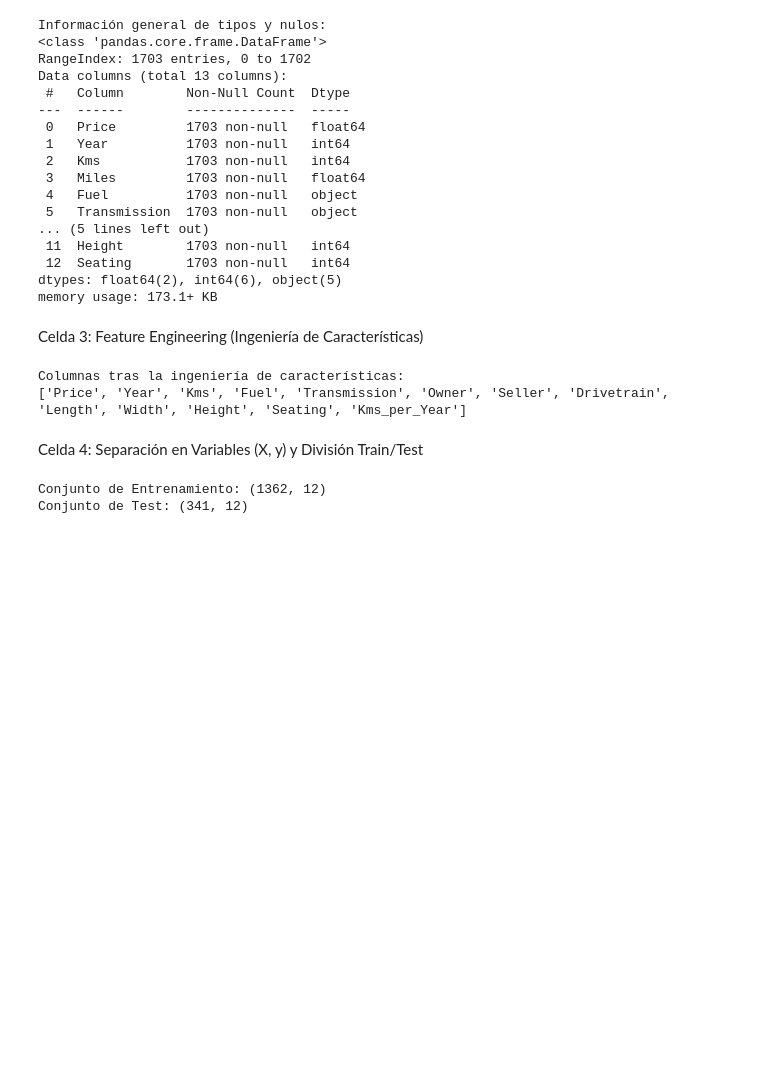
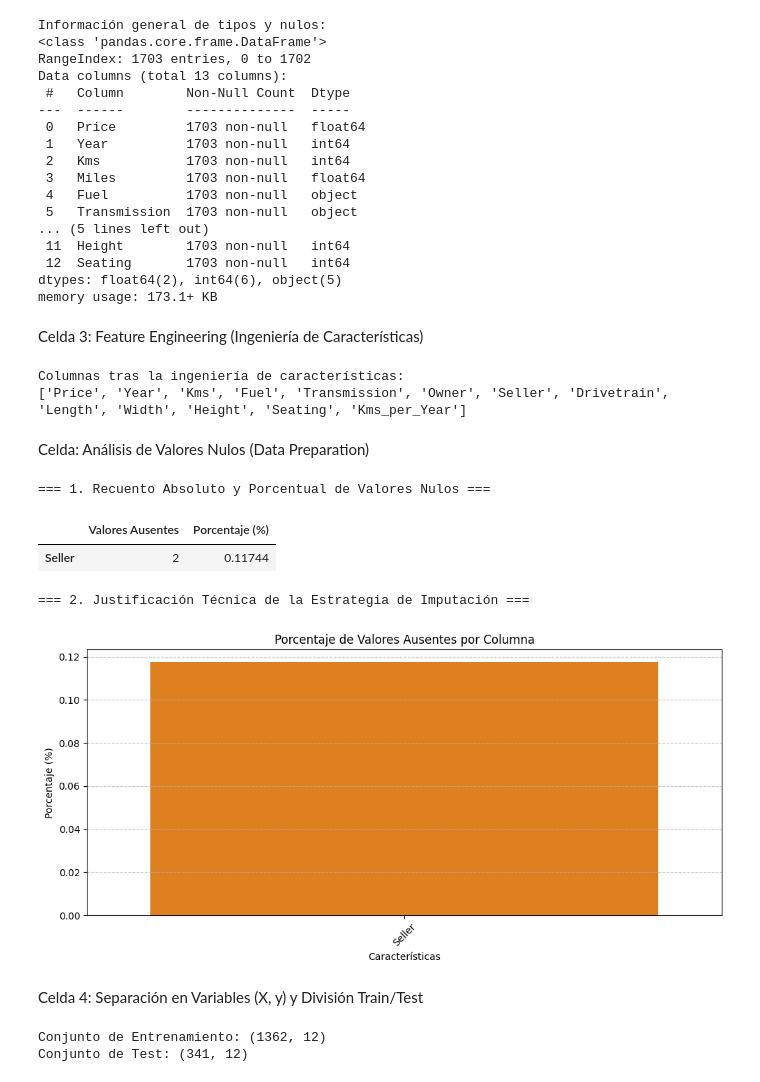
Before and after one commit to levifvy/machine_learning_course_cifo_2026, a Jupyter notebook: exam_1_ml/last_solution_levi.ipynb, the cells around one changed output. Saved outputs shown, nothing was run; the diff lists cells and outputs as text; code cells hidden in the pictures; blank space fills up the shorter version.

```diff
--- a/exam_1_ml/last_solution_levi.ipynb
+++ b/exam_1_ml/last_solution_levi.ipynb
@@ -91,6 +91,57 @@ print(df_fe.columns.tolist())
 # %% [output]
 Columnas tras la ingeniería de características:
 ['Price', 'Year', 'Kms', 'Fuel', 'Transmission', 'Owner', 'Seller', 'Drivetrain', 'Length', 'Width', 'Height', 'Seating', 'Kms_per_Year']
+# %% [markdown]
+Celda: Análisis de Valores Nulos (Data Preparation)
+# %%
+# APARTADO: Preparación de los datos - Estudio de Valores Nulos (Missing Values)
+
+print("=== 1. Recuento Absoluto y Porcentual de Valores Nulos ===")
+# Calcular la cantidad de nulos por columna
+null_counts = df_fe.isnull().sum()
+null_percentages = (df_fe.isnull().sum() / len(df_fe)) * 100
+
+# Combinar en un único DataFrame para facilitar la lectura
+df_missing = pd.DataFrame({
+    'Valores Ausentes': null_counts,
+    'Porcentaje (%)': null_percentages
+}).sort_values(by='Valores Ausentes', ascending=False)
+
+# Mostrar solo las columnas que tienen valores nulos
+missing_cols = df_missing[df_missing['Valores Ausentes'] > 0]
+if not missing_cols.empty:
+    display(missing_cols)
+else:
+    print("No se han detectado valores nulos en ninguna columna del DataFrame.")
+
+print("\n=== 2. Justificación Técnica de la Estrategia de Imputación ===")
+# Inspeccionamos las variables con nulos (si las hay) para decidir la imputación:
+# - Variables Numéricas: Si presentan asimetría o valores atípicos (outliers),
+#   la mediana ('median') es más robusta que la media.
+# - Variables Categóricas: Se utiliza la moda o valor más frecuente ('most_frequent')
+#   para no alterar la distribución de categorías.
+
+# Visualización opcional: Si hay nulos, generamos un gráfico de barras para el reporte
+if not missing_cols.empty:
+    plt.figure(figsize=(10, 5))
+    sns.barplot(x=missing_cols.index, y=missing_cols['Porcentaje (%)'], palette='autumn')
+    plt.title('Porcentaje de Valores Ausentes por Columna')
+    plt.ylabel('Porcentaje (%)')
+    plt.xlabel('Características')
+    plt.xticks(rotation=45)
+    plt.grid(axis='y', linestyle='--', alpha=0.7)
+    plt.tight_layout()
+    plt.show()
+else:
+    print("Al no haber nulos iniciales en este set, el Pipeline de preprocesamiento "
+          "seguirá incluyendo 'SimpleImputer' como medida de seguridad activa "
+          "para robustecer el modelo ante futuros datos en producción (fase de test o datos reales).")
+# %% [output]
+=== 1. Recuento Absoluto y Porcentual de Valores Nulos ===
+|  | Valores Ausentes | Porcentaje (%) |
+| Seller | 2 | 0.11744 |
+=== 2. Justificación Técnica de la Estrategia de Imputación ===
+[figure, added]
 # %% [markdown]
 Celda 4: Separación en Variables (X, y) y División Train/Test
 # %%
```
